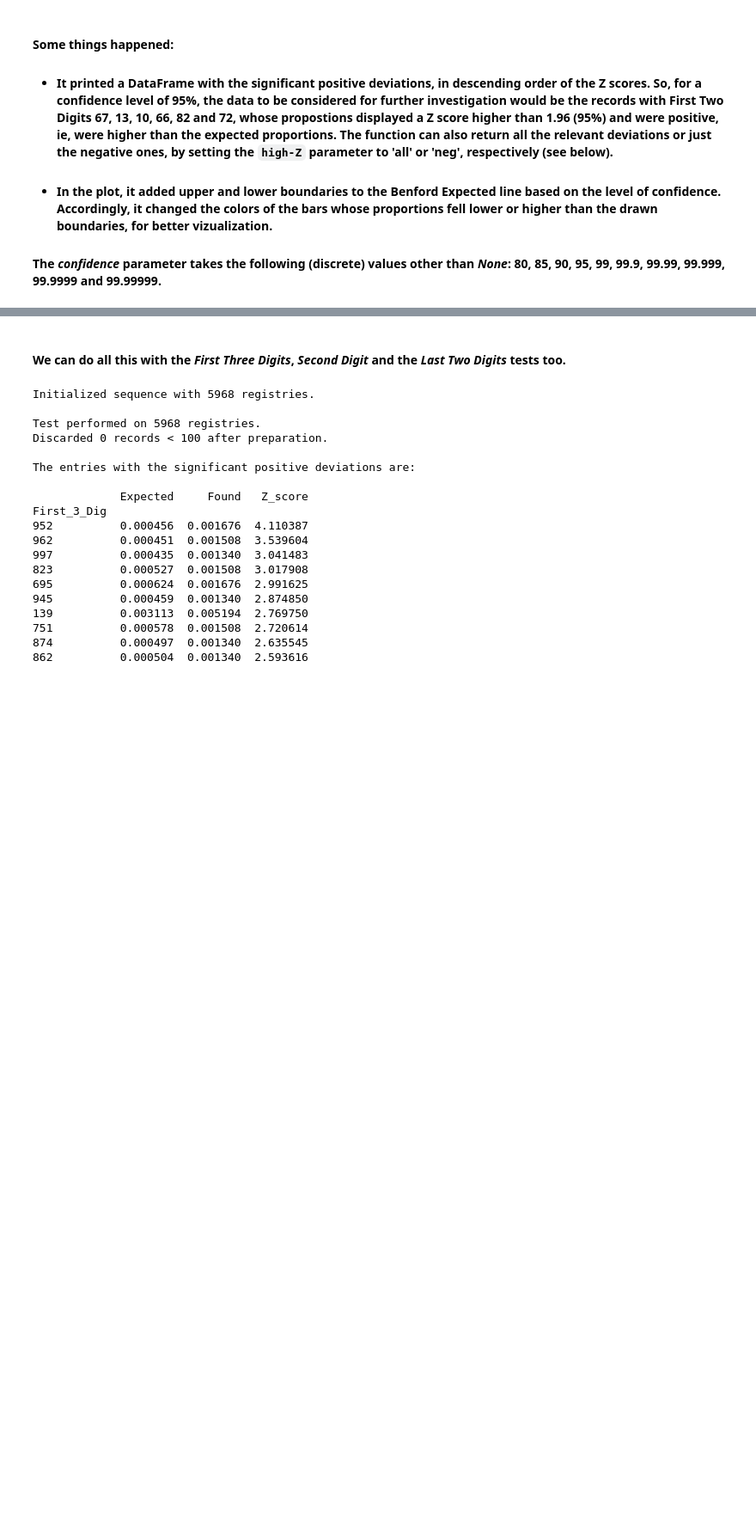
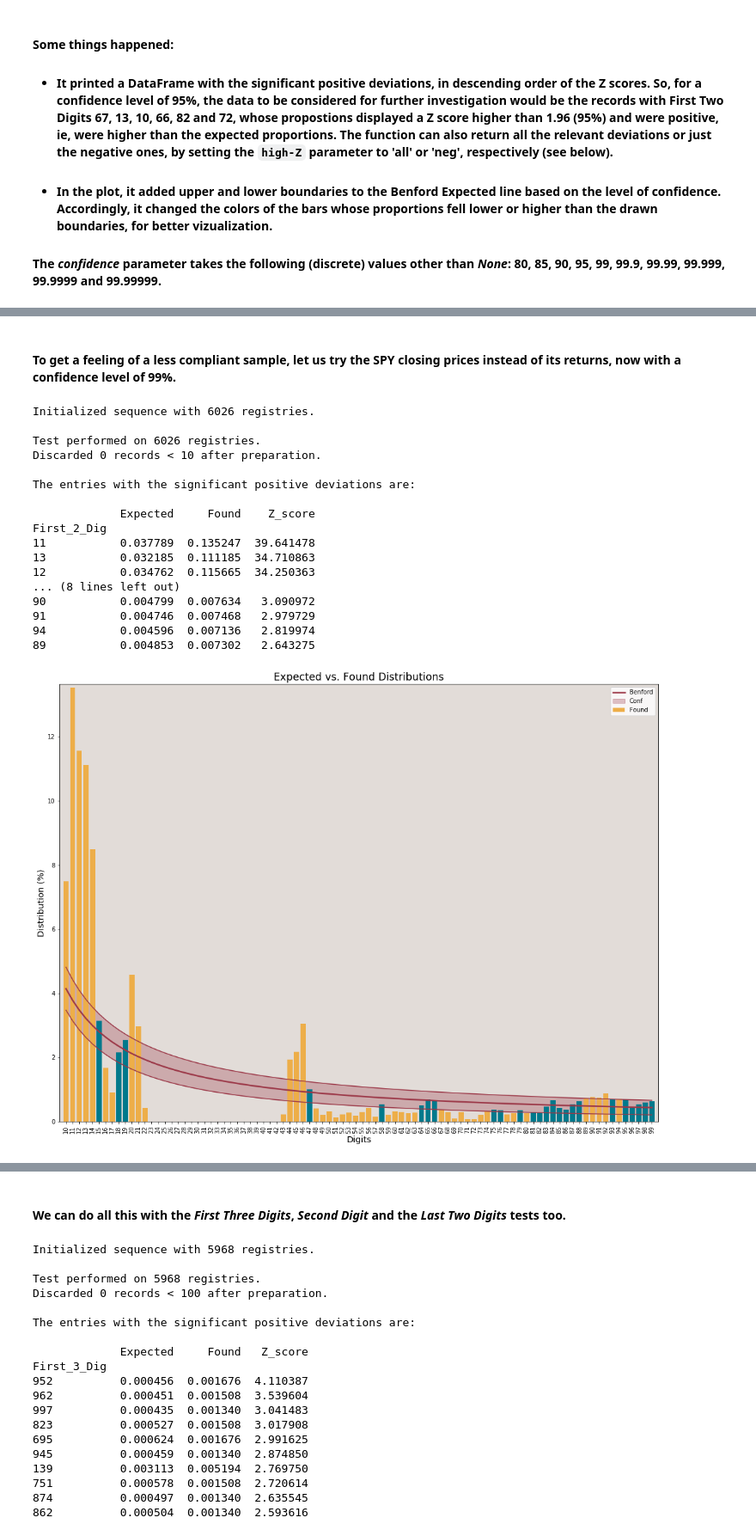
Before and after one commit to milcent/benford_py, a Jupyter notebook: Demo.ipynb, the cells around one changed output, grey strips where cells are left out. Shown at 86% size. Drawn from its saved outputs; the diff is of its cells as text; code cells hidden in the pictures; blank space fills up the shorter version.

```diff
--- a/Demo.ipynb
+++ b/Demo.ipynb
@@ -149 +172,26 @@ First_2_Dig
+# %% [markdown]
+#### To get a feeling of a less compliant sample, let us try the SPY closing prices instead of its returns, now with a confidence level of 99%.
+# %%
+# Note the decimals=2 parameter instead of 8, since now we are dealing
+# with two decimal places (price)
+f2d = bf.first_digits(sp.Close, digs=2, decimals=2, confidence=99)
+# %% [output]
+Initialized sequence with 6026 registries.
+
+Test performed on 6026 registries.
+Discarded 0 records < 10 after preparation.
+
+The entries with the significant positive deviations are:
+
+             Expected     Found    Z_score
+First_2_Dig
+11           0.037789  0.135247  39.641478
+13           0.032185  0.111185  34.710863
+12           0.034762  0.115665  34.250363
+... (8 lines left out)
+90           0.004799  0.007634   3.090972
+91           0.004746  0.007468   2.979729
+94           0.004596  0.007136   2.819974
+89           0.004853  0.007302   2.643275
+[figure, added]
 # %% [markdown]
```
Also changed, not shown: parts of 57 cells of this notebook.
